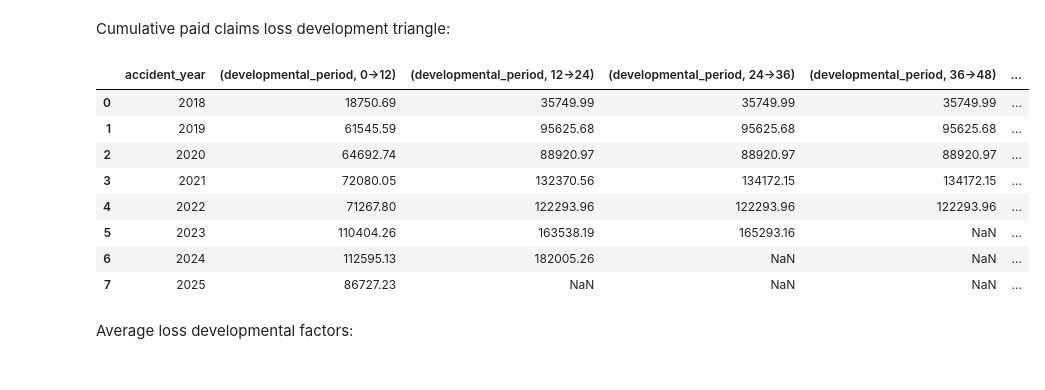
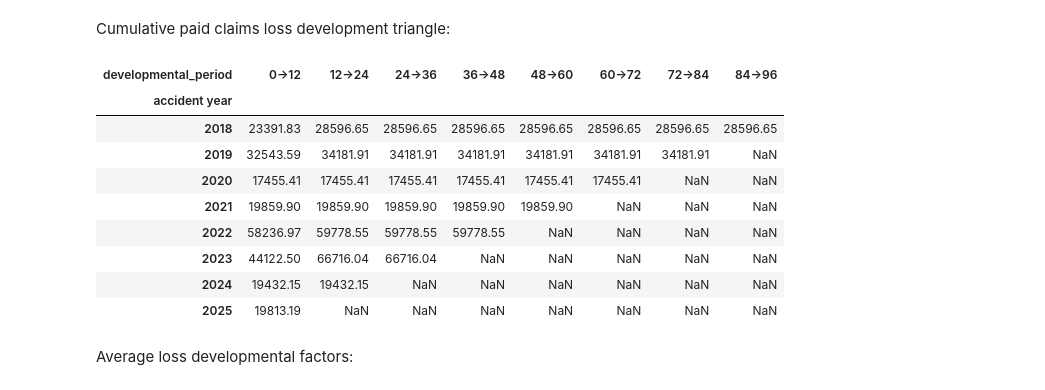
Before and after one commit to aj-tao/home-insurance-ratemaking, a Jupyter notebook: reports/home insurance ratemaking.ipynb, the cells around one changed output. Drawn from its saved outputs; the diff is of its cells as text; code cells hidden in the pictures.

```diff
--- a/reports/home insurance ratemaking.ipynb
+++ b/reports/home insurance ratemaking.ipynb
@@ -11,6 +13,6 @@ df_ibf = pd.read_csv(data_path + "industry_benchmark_factors.csv")
 # %%
 # Join df_c and df_cp together on claim_id
-df = df_c.merge(df_cp, on='claim_id', how='right')
+df = df_c.merge(df_cp, on='claim_id', how='left')
 # %% [markdown]
 ### Ultimate Loss Calculator
 # %% [markdown]
@@ -18,23 +39,4 @@ Cumulative paid claims loss development triangle:
 # %%
-# Define a helper function producing a pivot table of payments by payment year and accident year
-def aggregate_payments(ctype: str) -> pd.DataFrame:
-    # Check if input is correct
-    if ctype not in df_c['claim_type'].unique().tolist():
-        raise Exception(f'You need to input a claim type (as a string) from: {df_c['claim_type'].unique().tolist()}')
-
-    # Create the aggregate payments data frame by payment year and accident year
-    df_ap = pd.pivot_table(df[df['claim_type'] == ctype],
-                            values="payment_amount",index="claim_id",
-                            columns="payment_year",
-                            aggfunc="sum")
-    df_ap = df_ap.fillna(0)
-    df_ap['total_claim_payment'] = df_ap.sum(axis=1)
-    df_ap = df_ap.merge(df_c[['claim_id', 'accident_year']],
-                        on="claim_id",
-                        how="left")
-
-    return df_ap
-
 # Define a function showing the LDT for a certain claim type.
 def ldt(ctype: str) -> pd.DataFrame :
     # Check if input is correct
@@ -44,36 +46,39 @@ def ldt(ctype: str) -> pd.DataFrame :
     # Create the aggregate payments data frame by payment year and accident year
     df_ap = aggregate_payments(ctype)
 
-    # Create the columns of the LDT
-    cols = ['accident_year'] + [('developmental_period', f'{12*i}->{12*(i+1)}') for i in range(8)]
+    # Create the index and the columns of the LDT
+    ind = range(2018, 2026)
+    cols = pd.Index([(f'{12*i}→{12*(i+1)}') for i in range(8)], name='developmental_period')
 
     # Create the LDT
     ldt = []
     for j in range(8):
-        l = [str(2018 + j)]
+        l = []
         for i in range(8 - j):
             pt = df_ap[(df_ap['accident_year'] == 2018 + j) & (df_ap['total_claim_payment'] < 250000)]
             val = pt[range(2018 + j,2018 + i + j + 1)].to_numpy().sum()
             l.append(np.round(val, 2))
-        if len(l) - 1 < 8:
-            l += [np.nan for _ in range(9 - len(l))]
+        if len(l) < 8:
+            l += [np.nan for _ in range(8 - len(l))]
         ldt.append(l)
 
-    ldt = pd.DataFrame(np.array(ldt), columns=cols)
+    ldt = pd.DataFrame(np.array(ldt), columns=cols, index=ind)
+    ldt.index.name = "accident year"
     return ldt.apply(pd.to_numeric, errors="coerce")
 # %%
-df_ldt = ldt('Water Damage')
+df_ldt = ldt('Theft')
 df_ldt
 # %% [output]
-|  | accident_year | (developmental_period, 0->12) | (developmental_period, 12->24) | (developmental_period, 24->36) | (developmental_period, 36->48) | ... |
-| 0 | 2018 | 18750.69 | 35749.99 | 35749.99 | 35749.99 | ... |
-| 1 | 2019 | 61545.59 | 95625.68 | 95625.68 | 95625.68 | ... |
-| 2 | 2020 | 64692.74 | 88920.97 | 88920.97 | 88920.97 | ... |
-| 3 | 2021 | 72080.05 | 132370.56 | 134172.15 | 134172.15 | ... |
-| 4 | 2022 | 71267.80 | 122293.96 | 122293.96 | 122293.96 | ... |
-| 5 | 2023 | 110404.26 | 163538.19 | 165293.16 | NaN | ... |
-| 6 | 2024 | 112595.13 | 182005.26 | NaN | NaN | ... |
-| 7 | 2025 | 86727.23 | NaN | NaN | NaN | ... |
+| developmental_period | 0→12 | 12→24 | 24→36 | 36→48 | 48→60 | 60→72 | 72→84 | 84→96 |
+| accident year |  |  |  |  |  |  |  |  |
+| 2018 | 23391.83 | 28596.65 | 28596.65 | 28596.65 | 28596.65 | 28596.65 | 28596.65 | 28596.65 |
+| 2019 | 32543.59 | 34181.91 | 34181.91 | 34181.91 | 34181.91 | 34181.91 | 34181.91 | NaN |
+| 2020 | 17455.41 | 17455.41 | 17455.41 | 17455.41 | 17455.41 | 17455.41 | NaN | NaN |
+| 2021 | 19859.90 | 19859.90 | 19859.90 | 19859.90 | 19859.90 | NaN | NaN | NaN |
+| 2022 | 58236.97 | 59778.55 | 59778.55 | 59778.55 | NaN | NaN | NaN | NaN |
+| 2023 | 44122.50 | 66716.04 | 66716.04 | NaN | NaN | NaN | NaN | NaN |
+| 2024 | 19432.15 | 19432.15 | NaN | NaN | NaN | NaN | NaN | NaN |
+| 2025 | 19813.19 | NaN | NaN | NaN | NaN | NaN | NaN | NaN |
 # %% [markdown]
 Average loss developmental factors:
 # %%
```
Also changed, not shown: parts of 28 cells of this notebook.
